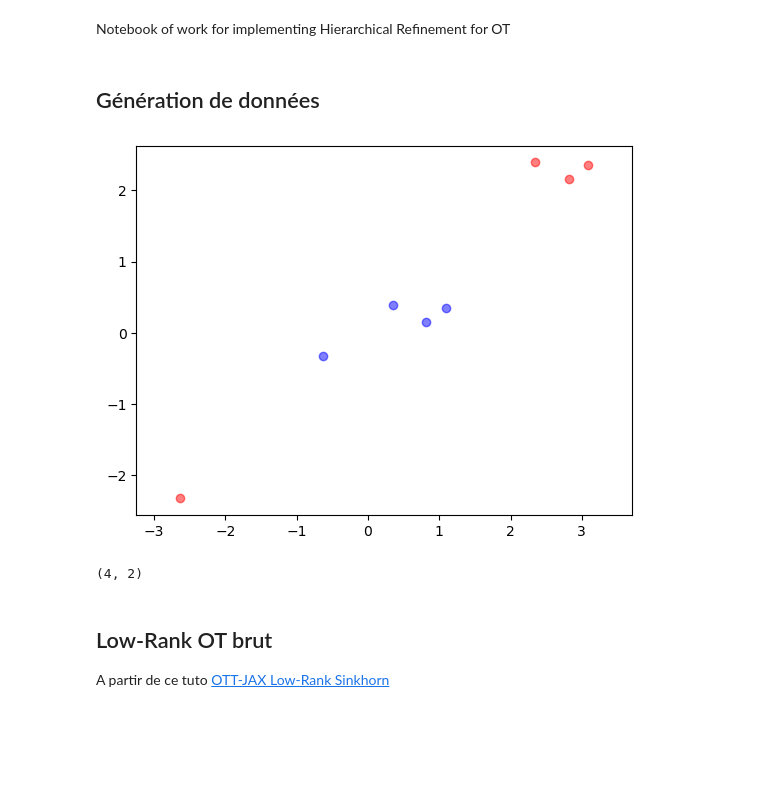
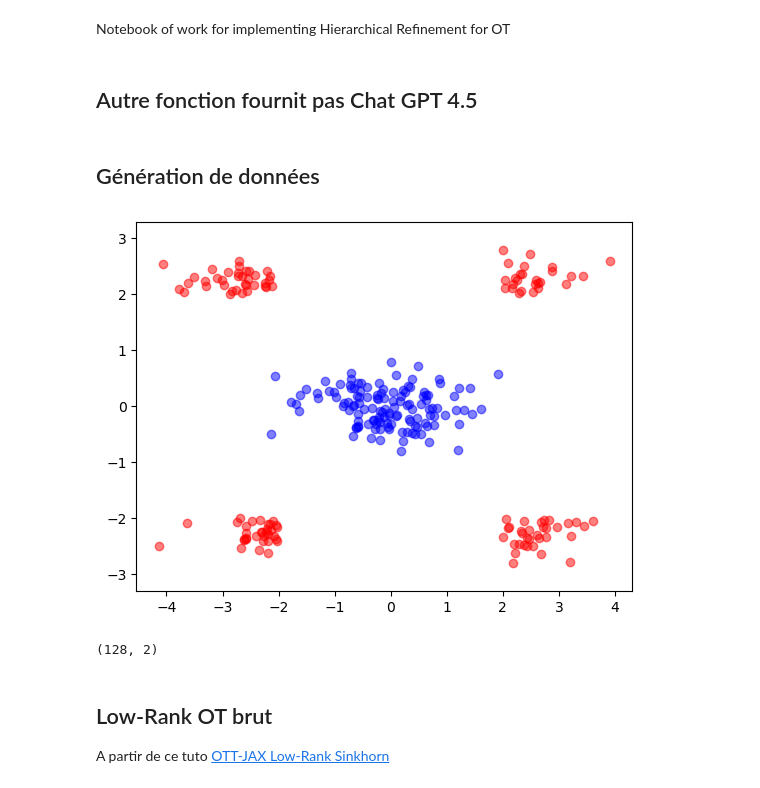
Before and after one commit to PaulToudret/ENSAE-OT_Projet, a Jupyter notebook: nbk/work.ipynb, the cells around one changed output. Saved outputs shown, nothing was run; the diff lists cells and outputs as text; code cells hidden in the pictures; blank space fills up the shorter version.

```diff
--- a/nbk/work.ipynb
+++ b/nbk/work.ipynb
@@ -110,0 +243,2 @@ def hierarchical_refinement(X: jnp.ndarray, Y: jnp.ndarray, rank_schedule: list,
+# %% [markdown]
+## Autre fonction fournit pas Chat GPT 4.5
@@ -115,17 +308,19 @@ sys.path.insert(0, '../nbk_HiRef/')
+# %%
+nombre_points = 128
 # %%
 import toy_example
 
-X1, X2 = toy_example.generate_sample_data(N = 4)
+X1, X2 = toy_example.generate_sample_data(N = nombre_points)
 
 # On transforme les vecteurs X1 et X2 au format jnp
 X1 = jnp.array(X1)
 X2 = jnp.array(X2)
 # %% [output]
-[figure, old version]
+[figure, new version]
 # %%
 X1.shape
 # %% [output]
-(4, 2)
+(128, 2)
 # %%
 # plt.scatter(X1[:, 0], X1[:, 1], label="Source", alpha=0.6)
 # plt.scatter(X2[:, 0], X2[:, 1], label="Target", alpha=0.6)
```
Also changed, not shown: parts of 25 cells of this notebook.
